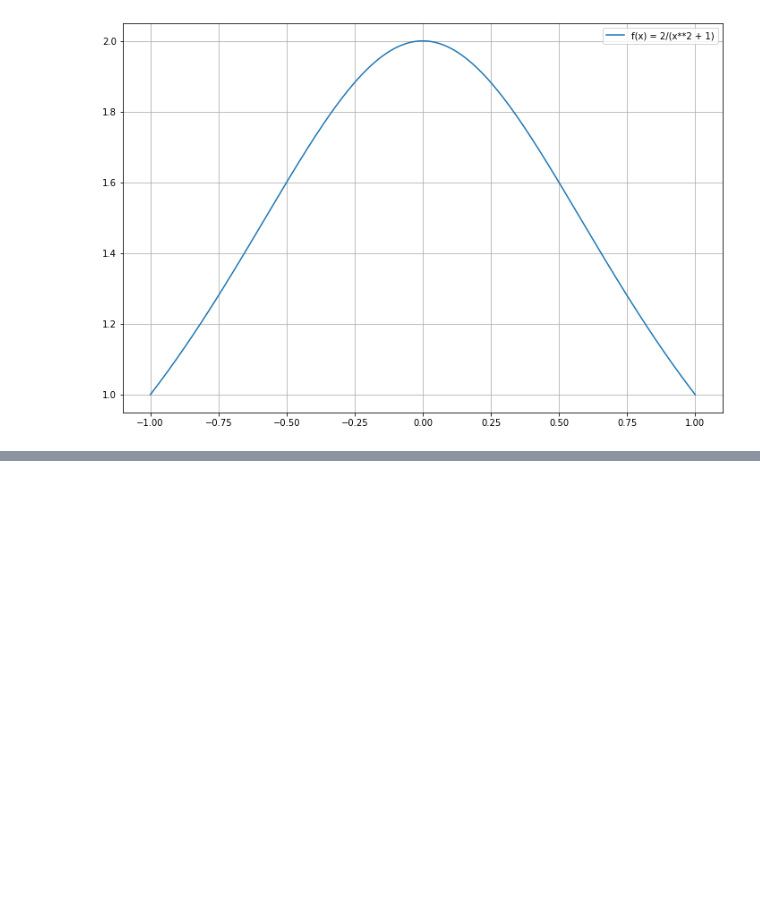
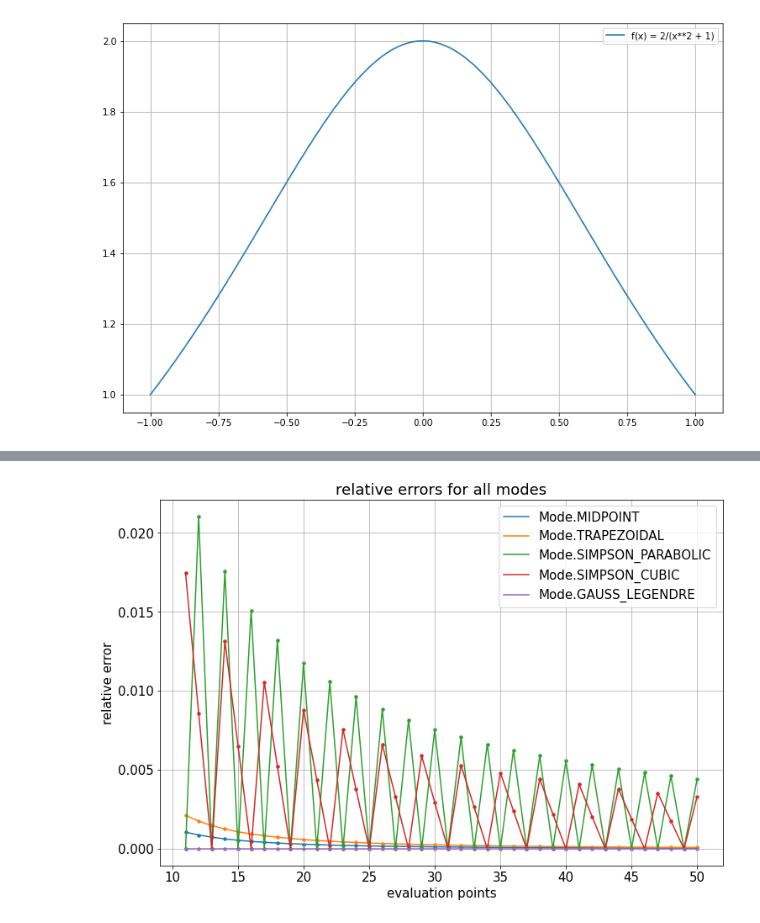
Before and after one commit to RysiekPrecikowski/MOwNiT, a Jupyter notebook: lab5.ipynb, the cells around one changed output, grey strips where cells are left out. Saved outputs shown, nothing was run; the diff lists cells and outputs as text; code cells hidden in the pictures; blank space fills up the shorter version.

```diff
--- a/lab5.ipynb
+++ b/lab5.ipynb
@@ -117,0 +165,4 @@ plot_errors(f, s, t, a=a, b=b)
+# %%
+plot_errors(f, s, t, a=a, b=b)
+# %% [output]
+[figure, added]
```
Also changed, not shown: parts of 14 cells of this notebook, 1 other file.
